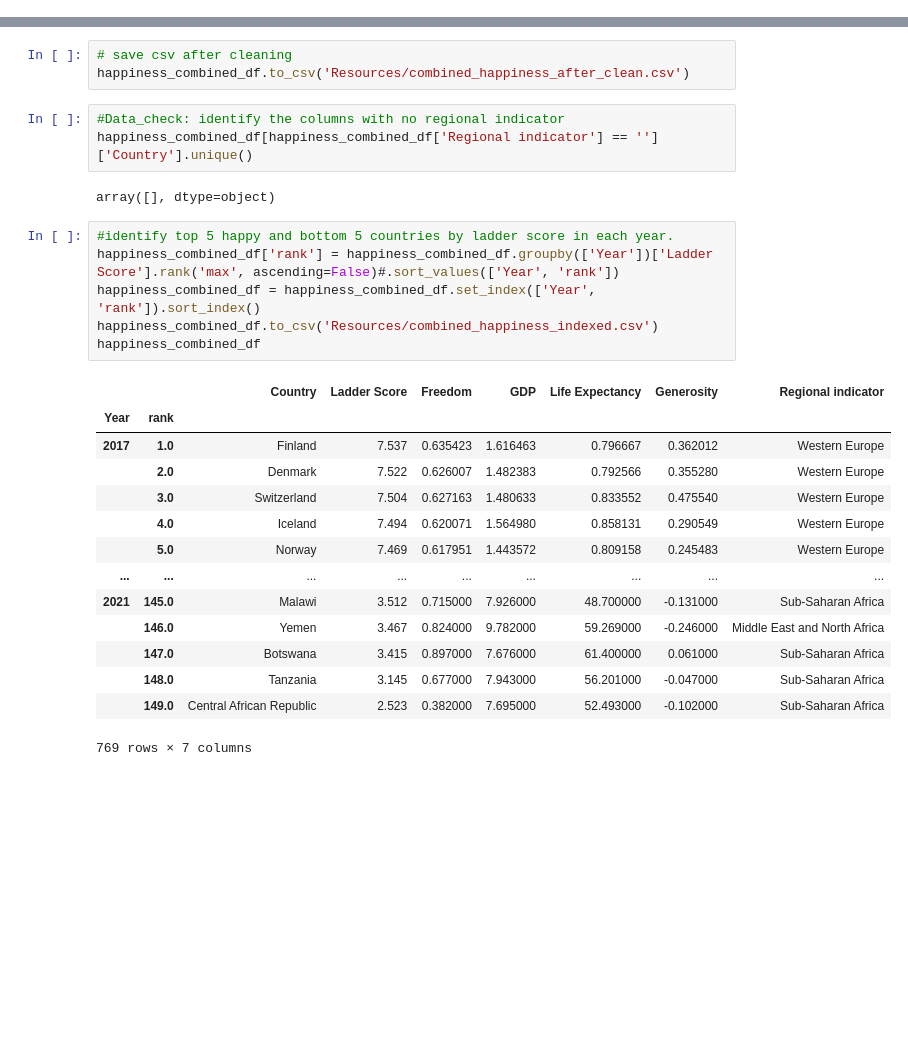
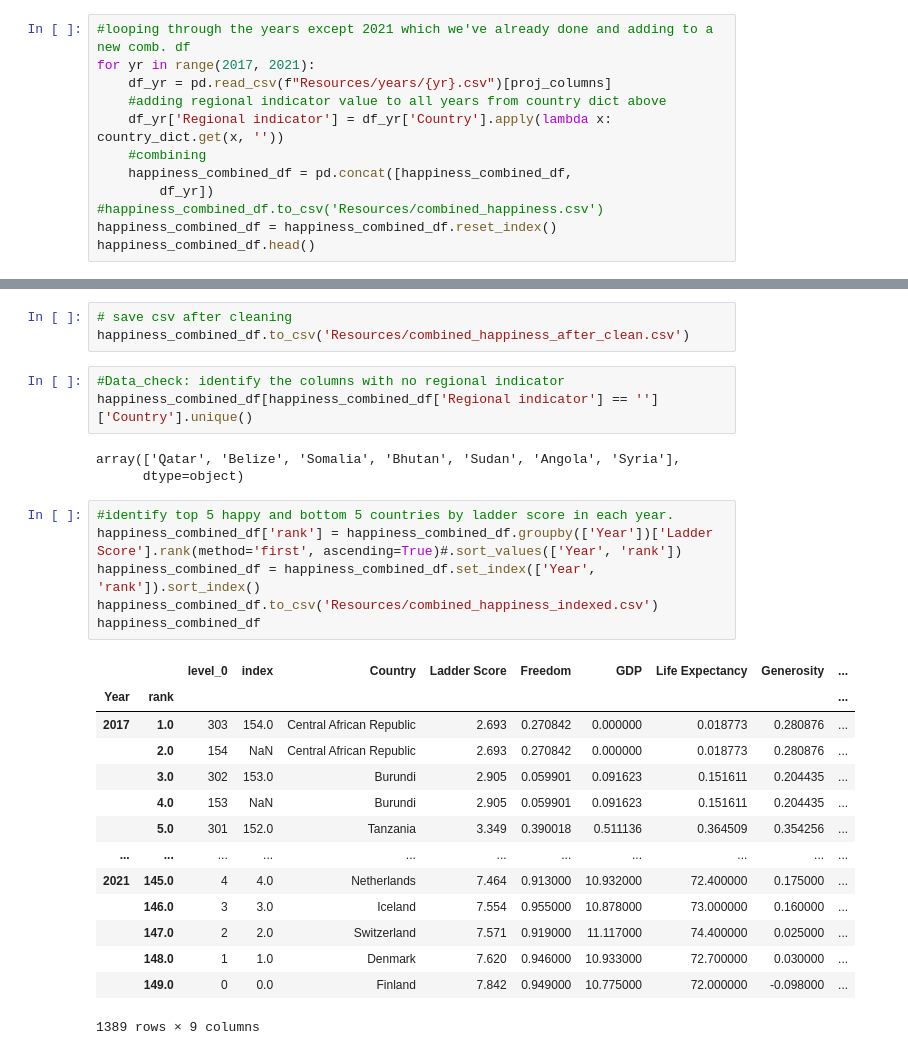
Before and after one commit to Ryan-Malin/TeamHappinessMain, a Jupyter notebook: Happiness.ipynb, the cells around one changed output, grey strips where cells are left out. Drawn from its saved outputs; the diff is of its cells as text; blank space fills up the shorter version.

```diff
--- a/Happiness.ipynb
+++ b/Happiness.ipynb
@@ -38,0 +28,12 @@ happiness_combined_df.head(5)
+# %%
+#looping through the years except 2021 which we've already done and adding to a new comb. df
+for yr in range(2017, 2021):
+    df_yr = pd.read_csv(f"Resources/years/{yr}.csv")[proj_columns]
+    #adding regional indicator value to all years from country dict above
+    df_yr['Regional indicator'] = df_yr['Country'].apply(lambda x: country_dict.get(x, ''))
+    #combining
+    happiness_combined_df = pd.concat([happiness_combined_df,
+        df_yr])
+#happiness_combined_df.to_csv('Resources/combined_happiness.csv')
+happiness_combined_df = happiness_combined_df.reset_index()
+happiness_combined_df.head()
@@ -103,25 +105,26 @@ happiness_combined_df.to_csv('Resources/combined_happiness_after_clean.csv')
 #Data_check: identify the columns with no regional indicator
 happiness_combined_df[happiness_combined_df['Regional indicator'] == '']['Country'].unique()
 # %% [output]
-array([], dtype=object)
+array(['Qatar', 'Belize', 'Somalia', 'Bhutan', 'Sudan', 'Angola', 'Syria'],
+      dtype=object)
 # %%
 #identify top 5 happy and bottom 5 countries by ladder score in each year.
-happiness_combined_df['rank'] = happiness_combined_df.groupby(['Year'])['Ladder Score'].rank('max', ascending=False)#.sort_values(['Year', 'rank'])
+happiness_combined_df['rank'] = happiness_combined_df.groupby(['Year'])['Ladder Score'].rank(method='first', ascending=True)#.sort_values(['Year', 'rank'])
 happiness_combined_df = happiness_combined_df.set_index(['Year', 'rank']).sort_index()
 happiness_combined_df.to_csv('Resources/combined_happiness_indexed.csv')
 happiness_combined_df
 # %% [output]
-|  |  | Country | Ladder Score | Freedom | GDP | Life Expectancy | Generosity | Regional indicator |
-| Year | rank |  |  |  |  |  |  |  |
-| 2017 | 1.0 | Finland | 7.537 | 0.635423 | 1.616463 | 0.796667 | 0.362012 | Western Europe |
-|  | 2.0 | Denmark | 7.522 | 0.626007 | 1.482383 | 0.792566 | 0.355280 | Western Europe |
-|  | 3.0 | Switzerland | 7.504 | 0.627163 | 1.480633 | 0.833552 | 0.475540 | Western Europe |
-|  | 4.0 | Iceland | 7.494 | 0.620071 | 1.564980 | 0.858131 | 0.290549 | Western Europe |
-|  | 5.0 | Norway | 7.469 | 0.617951 | 1.443572 | 0.809158 | 0.245483 | Western Europe |
-| ... | ... | ... | ... | ... | ... | ... | ... | ... |
-| 2021 | 145.0 | Malawi | 3.512 | 0.715000 | 7.926000 | 48.700000 | -0.131000 | Sub-Saharan Africa |
-|  | 146.0 | Yemen | 3.467 | 0.824000 | 9.782000 | 59.269000 | -0.246000 | Middle East and North Africa |
-|  | 147.0 | Botswana | 3.415 | 0.897000 | 7.676000 | 61.400000 | 0.061000 | Sub-Saharan Africa |
-|  | 148.0 | Tanzania | 3.145 | 0.677000 | 7.943000 | 56.201000 | -0.047000 | Sub-Saharan Africa |
-|  | 149.0 | Central African Republic | 2.523 | 0.382000 | 7.695000 | 52.493000 | -0.102000 | Sub-Saharan Africa |
+|  |  | level_0 | index | Country | Ladder Score | Freedom | GDP | Life Expectancy | Generosity | ... |
+| Year | rank |  |  |  |  |  |  |  |  | ... |
+| 2017 | 1.0 | 303 | 154.0 | Central African Republic | 2.693 | 0.270842 | 0.000000 | 0.018773 | 0.280876 | ... |
+|  | 2.0 | 154 | NaN | Central African Republic | 2.693 | 0.270842 | 0.000000 | 0.018773 | 0.280876 | ... |
+|  | 3.0 | 302 | 153.0 | Burundi | 2.905 | 0.059901 | 0.091623 | 0.151611 | 0.204435 | ... |
+|  | 4.0 | 153 | NaN | Burundi | 2.905 | 0.059901 | 0.091623 | 0.151611 | 0.204435 | ... |
+|  | 5.0 | 301 | 152.0 | Tanzania | 3.349 | 0.390018 | 0.511136 | 0.364509 | 0.354256 | ... |
+| ... | ... | ... | ... | ... | ... | ... | ... | ... | ... | ... |
+| 2021 | 145.0 | 4 | 4.0 | Netherlands | 7.464 | 0.913000 | 10.932000 | 72.400000 | 0.175000 | ... |
+|  | 146.0 | 3 | 3.0 | Iceland | 7.554 | 0.955000 | 10.878000 | 73.000000 | 0.160000 | ... |
+|  | 147.0 | 2 | 2.0 | Switzerland | 7.571 | 0.919000 | 11.117000 | 74.400000 | 0.025000 | ... |
+|  | 148.0 | 1 | 1.0 | Denmark | 7.620 | 0.946000 | 10.933000 | 72.700000 | 0.030000 | ... |
+|  | 149.0 | 0 | 0.0 | Finland | 7.842 | 0.949000 | 10.775000 | 72.000000 | -0.098000 | ... |
-769 rows × 7 columns
+1389 rows × 9 columns
```
Also changed, not shown: parts of 8 cells of this notebook, 3 other files.
